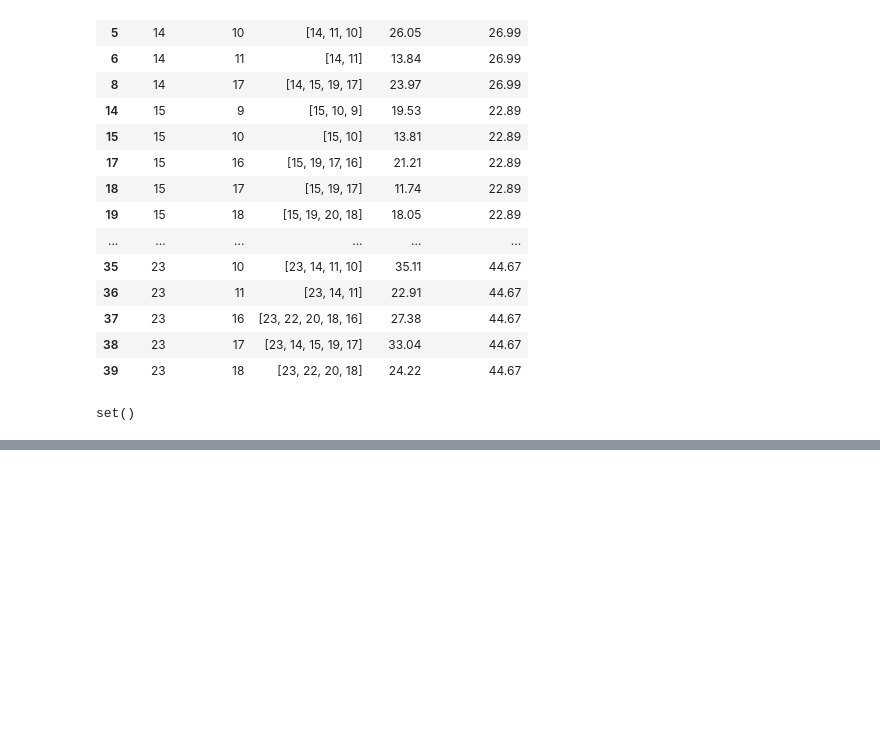
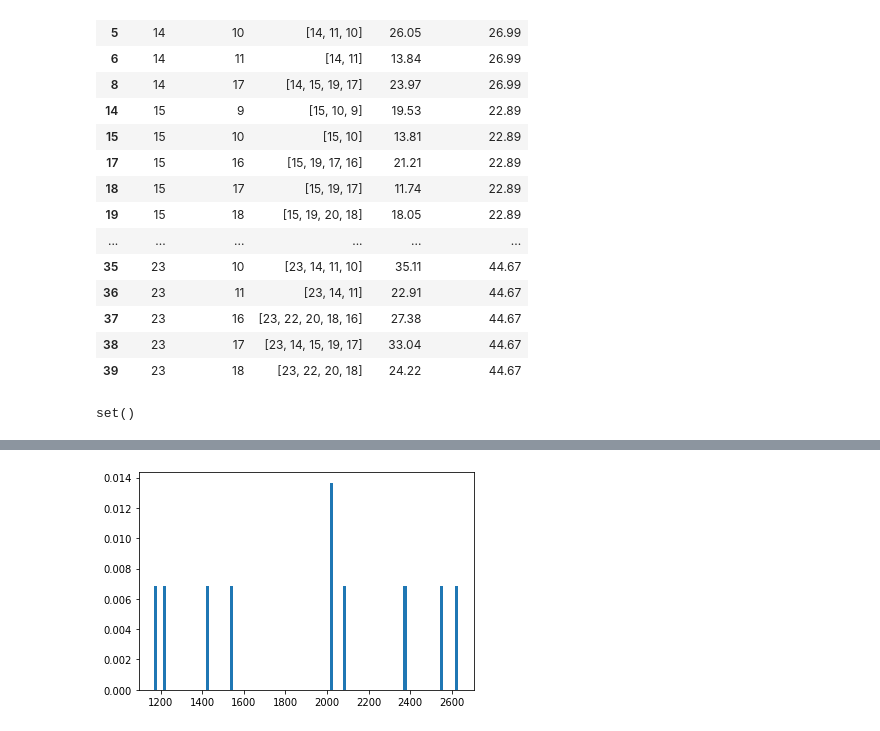
Before and after one commit to marsuconn/sioux-falls-network, a Jupyter notebook: sioux-falls.ipynb, the cells around one changed output, grey strips where cells are left out. Drawn from its saved outputs; the diff is of its cells as text; code cells hidden in the pictures; blank space fills up the shorter version.

```diff
--- a/sioux-falls.ipynb
+++ b/sioux-falls.ipynb
@@ -329,0 +392,4 @@ We received an emplty set meaning none of the destniation will be unused.
+# %%
+count, bins, ignored = plt.hist(s[14], 100, density=True, align='mid')
+# %% [output]
+[figure, added]
```
Also changed, not shown: parts of 11 cells of this notebook, 1 other file.
